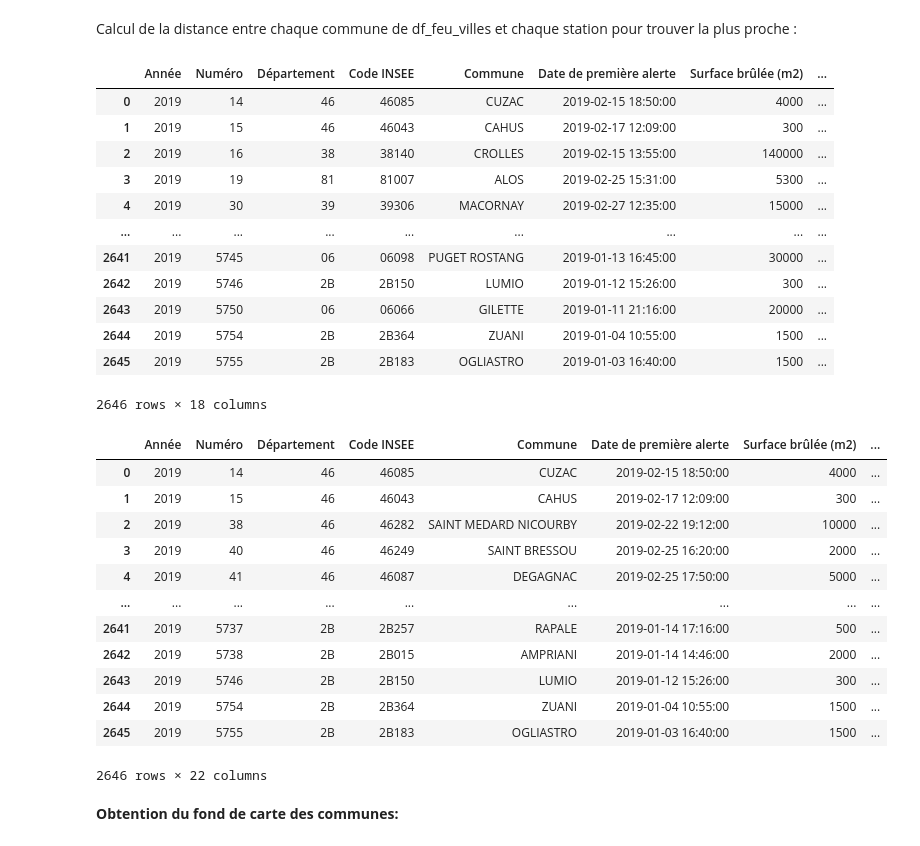
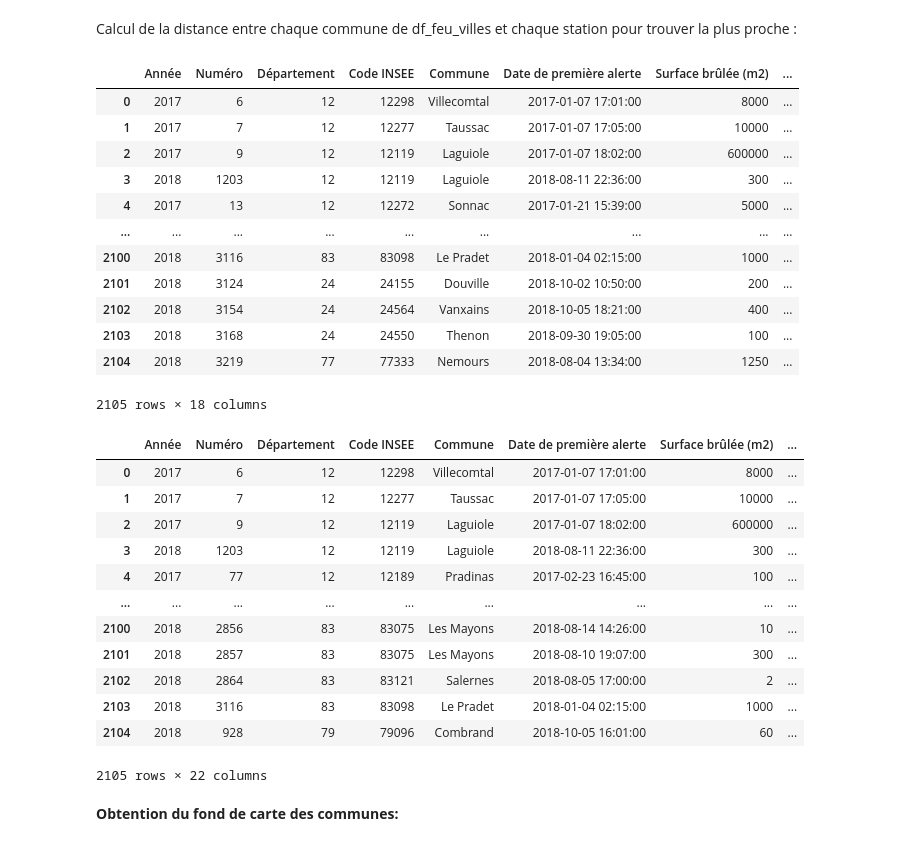
Before and after one commit to Theo-Clavel/feux_de_foret, a Jupyter notebook: main.ipynb, the cells around one changed output. Saved outputs shown, nothing was run; the diff lists cells and outputs as text; code cells hidden in the pictures.

```diff
--- a/main.ipynb
+++ b/main.ipynb
@@ -205,7 +193,7 @@ villes
 # %% [markdown]
 On utilise la base de données BDIFF pour les feux de forêt
 # %%
-df_feu = pd.read_csv('BDIFF.csv', sep = ';', skiprows = [0,1])
+df_feu = pd.read_csv('BDIFF_2017_2018.csv', sep = ';', skiprows = [0,1])
 df_feu
 # %% [output]
 |  | Année | Numéro | Département | Code INSEE | Commune | Date de première alerte | Surface brûlée (m2) | ... |
@@ -228,7 +216,7 @@ Il n'y a pas de code INSEE pour la bdd des villes et pas de code postal pour la
 # %%
 villes['Clé'] = villes['Département'] + villes['Nom']
 villes = villes.drop(columns = ['Département', 'Nom'])
-df_feu['Clé'] = df_feu['Département'] + df_feu['Commune']
+df_feu['Clé'] = df_feu['Département'] + df_feu['Commune'].apply(lambda row: str.upper(str(row)))
 # %%
 #jointure feu/ville
 
@@ -299,39 +287,39 @@ df_feu_villes['Station la plus proche'] = df_feu_villes['Code INSEE'].apply(lamb
 df_feu_villes
 # %% [output]
 |  | Année | Numéro | Département | Code INSEE | Commune | Date de première alerte | Surface brûlée (m2) | ... |
-| 0 | 2019 | 14 | 46 | 46085 | CUZAC | 2019-02-15 18:50:00 | 4000 | ... |
-| 1 | 2019 | 15 | 46 | 46043 | CAHUS | 2019-02-17 12:09:00 | 300 | ... |
-| 2 | 2019 | 16 | 38 | 38140 | CROLLES | 2019-02-15 13:55:00 | 140000 | ... |
-| 3 | 2019 | 19 | 81 | 81007 | ALOS | 2019-02-25 15:31:00 | 5300 | ... |
-| 4 | 2019 | 30 | 39 | 39306 | MACORNAY | 2019-02-27 12:35:00 | 15000 | ... |
+| 0 | 2017 | 6 | 12 | 12298 | Villecomtal | 2017-01-07 17:01:00 | 8000 | ... |
+| 1 | 2017 | 7 | 12 | 12277 | Taussac | 2017-01-07 17:05:00 | 10000 | ... |
+| 2 | 2017 | 9 | 12 | 12119 | Laguiole | 2017-01-07 18:02:00 | 600000 | ... |
+| 3 | 2018 | 1203 | 12 | 12119 | Laguiole | 2018-08-11 22:36:00 | 300 | ... |
+| 4 | 2017 | 13 | 12 | 12272 | Sonnac | 2017-01-21 15:39:00 | 5000 | ... |
 | ... | ... | ... | ... | ... | ... | ... | ... | ... |
-| 2641 | 2019 | 5745 | 06 | 06098 | PUGET ROSTANG | 2019-01-13 16:45:00 | 30000 | ... |
-| 2642 | 2019 | 5746 | 2B | 2B150 | LUMIO | 2019-01-12 15:26:00 | 300 | ... |
-| 2643 | 2019 | 5750 | 06 | 06066 | GILETTE | 2019-01-11 21:16:00 | 20000 | ... |
-| 2644 | 2019 | 5754 | 2B | 2B364 | ZUANI | 2019-01-04 10:55:00 | 1500 | ... |
-| 2645 | 2019 | 5755 | 2B | 2B183 | OGLIASTRO | 2019-01-03 16:40:00 | 1500 | ... |
+| 2100 | 2018 | 3116 | 83 | 83098 | Le Pradet | 2018-01-04 02:15:00 | 1000 | ... |
+| 2101 | 2018 | 3124 | 24 | 24155 | Douville | 2018-10-02 10:50:00 | 200 | ... |
+| 2102 | 2018 | 3154 | 24 | 24564 | Vanxains | 2018-10-05 18:21:00 | 400 | ... |
+| 2103 | 2018 | 3168 | 24 | 24550 | Thenon | 2018-09-30 19:05:00 | 100 | ... |
+| 2104 | 2018 | 3219 | 77 | 77333 | Nemours | 2018-08-04 13:34:00 | 1250 | ... |
-2646 rows × 18 columns
+2105 rows × 18 columns
 # %%
-df_final = pd.merge(df_feu_villes, stations, how = 'inner', left_on = 'Station la plus proche', right_on = 'Nom')
-df_final = df_final.drop(columns = 'Nom')
-df_final=df_final.rename(columns={"Longitude_x": "Longitude commune",
+df_fdf = pd.merge(df_feu_villes, stations, how = 'inner', left_on = 'Station la plus proche', right_on = 'Nom')
+df_fdf = df_fdf.drop(columns = 'Nom')
+df_fdf=df_fdf.rename(columns={"Longitude_x": "Longitude commune",
                                   "Latitude_x": "Latitude commune", "ID": "id_station", "Latitude_y": "Latitude station",
                                   "Longitude_y": "Longitude station", "Altitude": "Altitude station"})
-df_final
+df_fdf
 # %% [output]
 |  | Année | Numéro | Département | Code INSEE | Commune | Date de première alerte | Surface brûlée (m2) | ... |
-| 0 | 2019 | 14 | 46 | 46085 | CUZAC | 2019-02-15 18:50:00 | 4000 | ... |
-| 1 | 2019 | 15 | 46 | 46043 | CAHUS | 2019-02-17 12:09:00 | 300 | ... |
-| 2 | 2019 | 38 | 46 | 46282 | SAINT MEDARD NICOURBY | 2019-02-22 19:12:00 | 10000 | ... |
-| 3 | 2019 | 40 | 46 | 46249 | SAINT BRESSOU | 2019-02-25 16:20:00 | 2000 | ... |
-| 4 | 2019 | 41 | 46 | 46087 | DEGAGNAC | 2019-02-25 17:50:00 | 5000 | ... |
+| 0 | 2017 | 6 | 12 | 12298 | Villecomtal | 2017-01-07 17:01:00 | 8000 | ... |
+| 1 | 2017 | 7 | 12 | 12277 | Taussac | 2017-01-07 17:05:00 | 10000 | ... |
+| 2 | 2017 | 9 | 12 | 12119 | Laguiole | 2017-01-07 18:02:00 | 600000 | ... |
+| 3 | 2018 | 1203 | 12 | 12119 | Laguiole | 2018-08-11 22:36:00 | 300 | ... |
+| 4 | 2017 | 77 | 12 | 12189 | Pradinas | 2017-02-23 16:45:00 | 100 | ... |
 | ... | ... | ... | ... | ... | ... | ... | ... | ... |
-| 2641 | 2019 | 5737 | 2B | 2B257 | RAPALE | 2019-01-14 17:16:00 | 500 | ... |
-| 2642 | 2019 | 5738 | 2B | 2B015 | AMPRIANI | 2019-01-14 14:46:00 | 2000 | ... |
-| 2643 | 2019 | 5746 | 2B | 2B150 | LUMIO | 2019-01-12 15:26:00 | 300 | ... |
-| 2644 | 2019 | 5754 | 2B | 2B364 | ZUANI | 2019-01-04 10:55:00 | 1500 | ... |
-| 2645 | 2019 | 5755 | 2B | 2B183 | OGLIASTRO | 2019-01-03 16:40:00 | 1500 | ... |
+| 2100 | 2018 | 2856 | 83 | 83075 | Les Mayons | 2018-08-14 14:26:00 | 10 | ... |
+| 2101 | 2018 | 2857 | 83 | 83075 | Les Mayons | 2018-08-10 19:07:00 | 300 | ... |
+| 2102 | 2018 | 2864 | 83 | 83121 | Salernes | 2018-08-05 17:00:00 | 2 | ... |
+| 2103 | 2018 | 3116 | 83 | 83098 | Le Pradet | 2018-01-04 02:15:00 | 1000 | ... |
+| 2104 | 2018 | 928 | 79 | 79096 | Combrand | 2018-10-05 16:01:00 | 60 | ... |
-2646 rows × 22 columns
+2105 rows × 22 columns
 # %% [markdown]
 **Obtention du fond de carte des communes:**
 # %%
```
Also changed, not shown: parts of 20 cells of this notebook.
